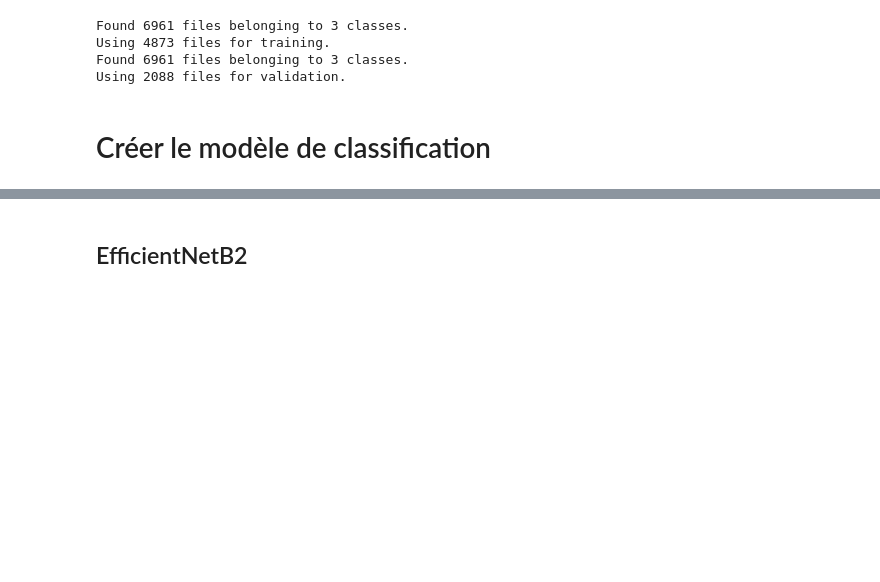
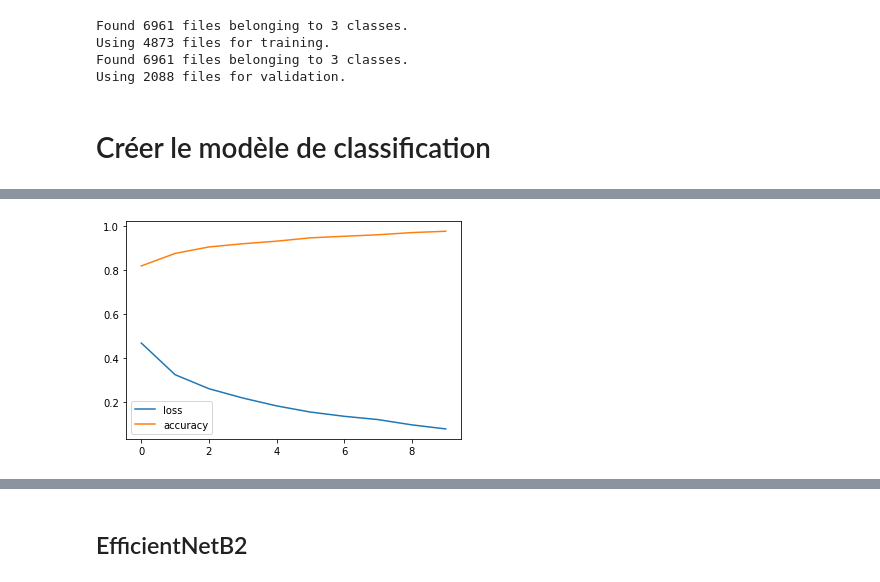
Before and after one commit to mountassir-el/Projects, a Jupyter notebook: Computer Vision/Image Classification/covid/covid.ipynb, the cells around one changed output, grey strips where cells are left out. Cells and saved outputs as stored; diff of their text form; code cells hidden in the pictures; blank space fills up the shorter version.

```diff
--- a/Computer Vision/Image Classification/covid/covid.ipynb
+++ b/Computer Vision/Image Classification/covid/covid.ipynb
@@ -312,0 +435,12 @@ Le modèle précédent a une précision de 37%.
+# %%
+# Implement early stopping to stop the model if we see fit.
+earlyStopping = tf.keras.callbacks.EarlyStopping(monitor="loss", patience = 5)
+# Implement model checkpoint to save the best version of the model.
+modelCheckpoint = tf.keras.callbacks.ModelCheckpoint("fe_best_model.h5",monitor= "accuracy", mode = "max", save_best_only=True)
+
+# train the model
+history = model.fit(training_3d, epochs = 10, callbacks= [earlyStopping, modelCheckpoint])
+# save the history in json file
+# in case we want to plot the accuracy
+with open('fe_history.pkl', 'wb') as file_pi:
+    pickle.dump(history.history, file_pi)
@@ -312,0 +468,11 @@ Le modèle précédent a une précision de 37%.
+# %%
+plt.plot(history.history['loss'], label = 'loss')
+plt.plot(history.history['accuracy'], label = 'accuracy')
+plt.legend()
+plt.show()
+
+# La performance du modèle :
+loss, accuracy = model.evaluate(validation_3d)
+print(f"La précision du modèle est : {accuracy*100:.2f}%")
+# %% [output]
+[figure, added]
```
Also changed, not shown: parts of 26 cells of this notebook, 4 other files.
